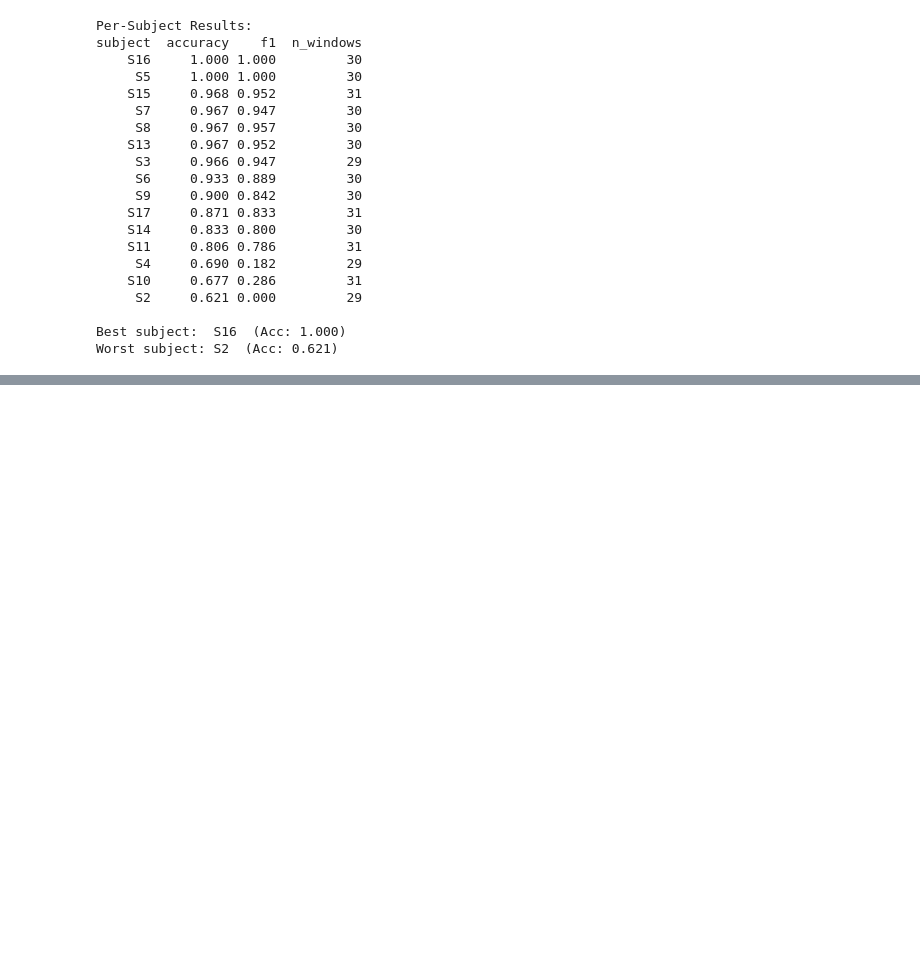
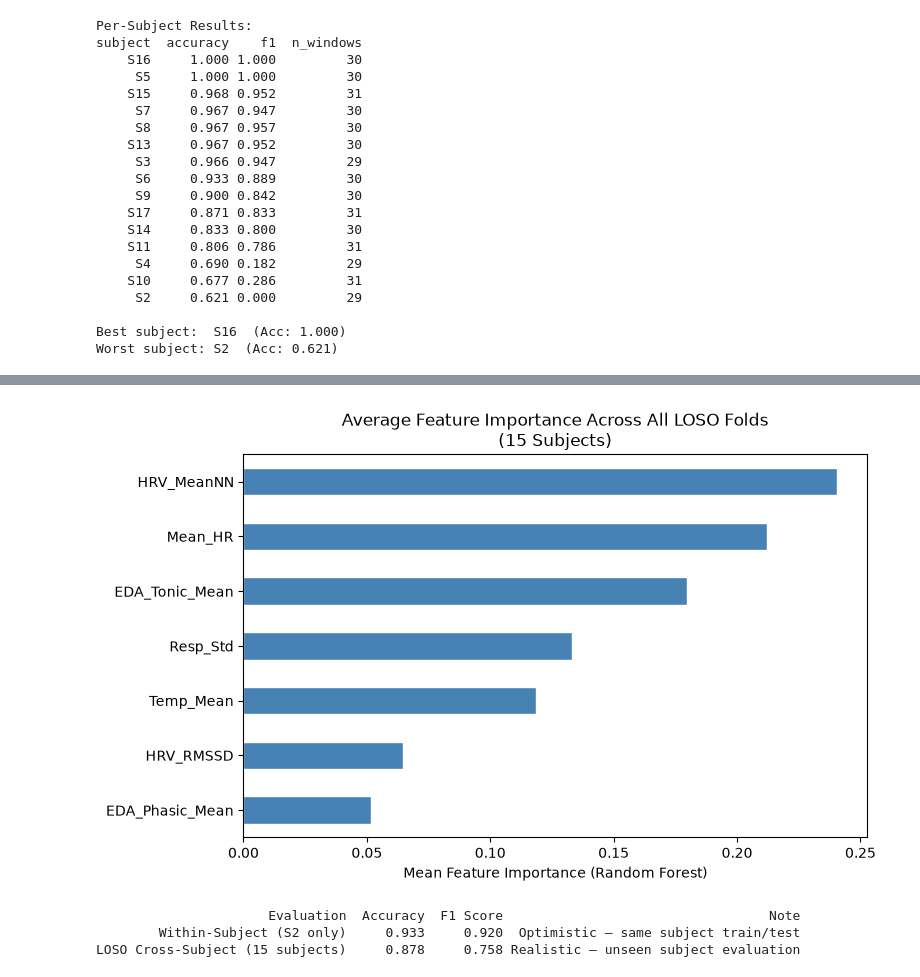
Before and after one commit to masum-abid/wesad-stress-detection, a Jupyter notebook: notebooks/06_multisubject.ipynb, the cells around one changed output, grey strips where cells are left out. Saved outputs shown, nothing was run; the diff lists cells and outputs as text; code cells hidden in the pictures; blank space fills up the shorter version.

```diff
--- a/notebooks/06_multisubject.ipynb
+++ b/notebooks/06_multisubject.ipynb
@@ -159,0 +218,13 @@ Worst subject: S2  (Acc: 0.621)
+# %%
+importance_df = pd.Series(results['feature_importances']).sort_values()
+
+fig, ax = plt.subplots(figsize=(8, 5))
+importance_df.plot(kind='barh', ax=ax, color='steelblue', edgecolor='white')
+ax.set_title('Average Feature Importance Across All LOSO Folds\n(15 Subjects)',
+             fontsize=12)
+ax.set_xlabel('Mean Feature Importance (Random Forest)')
+plt.tight_layout()
+plt.savefig('../outputs/loso_feature_importance.png', dpi=150)
+plt.show()
+# %% [output]
+[figure, added]
@@ -159,0 +249,15 @@ Worst subject: S2  (Acc: 0.621)
+# %%
+# Direct comparison: S2 within-subject vs LOSO cross-subject
+comparison = pd.DataFrame({
+    'Evaluation': ['Within-Subject (S2 only)', 'LOSO Cross-Subject (15 subjects)'],
+    'Accuracy':   [0.933, 0.878],
+    'F1 Score':   [0.920, 0.758],
+    'Note':       ['Optimistic — same subject train/test',
+                   'Realistic — unseen subject evaluation']
+})
+
+print(comparison.to_string(index=False))
+# %% [output]
+                      Evaluation  Accuracy  F1 Score                                  Note
+        Within-Subject (S2 only)     0.933     0.920  Optimistic — same subject train/test
+LOSO Cross-Subject (15 subjects)     0.878     0.758 Realistic — unseen subject evaluation
```
Also changed, not shown: parts of 5 cells of this notebook, 2 other files.
